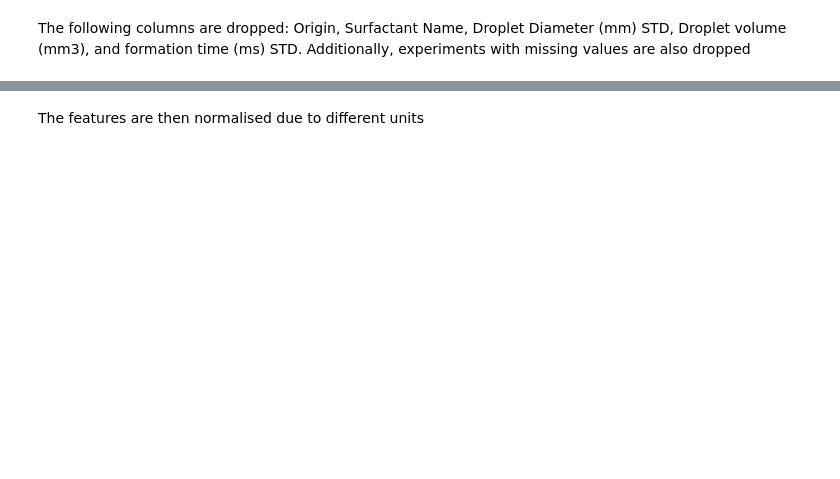
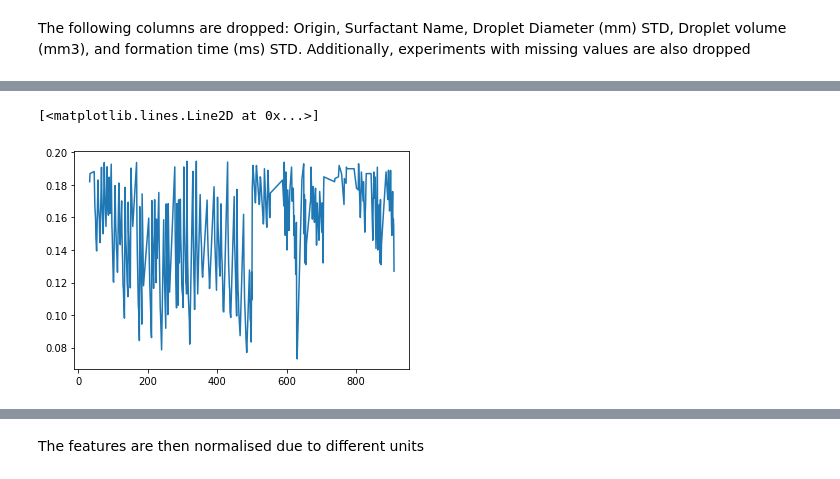
Before and after one commit to c-quilo/premiereDroplets, a Jupyter notebook: preprocessingData.ipynb, the cells around one changed output, grey strips where cells are left out. Drawn from its saved outputs; the diff is of its cells as text; code cells hidden in the pictures; blank space fills up the shorter version.

```diff
--- a/preprocessingData.ipynb
+++ b/preprocessingData.ipynb
@@ -14,7 +12,7 @@ import matplotlib.pyplot as plt
 # %% [markdown]
 Droplet experiment data is preprocessed
 # %%
-directory = 'premiereDroplets/'
+directory = ''
 fileName = 'CaseStudy3_TableExperimentalData.xlsx'
 sheetName = '1April edit'
 df = pd.read_excel(directory + fileName, sheetName)
@@ -32,3 +30,8 @@ df.head(10)
 | 7 | UoB | No surfactant | 0.006 | 0.010 | 4.6 | ... |
 | 8 | UoB | No surfactant | 0.010 | 0.001 | 4.6 | ... |
 | 9 | UoB | No surfactant | 0.010 | 0.001 | 4.6 | ... |
+# %%
+# TX100
+df['CMC, mM'][(df['Name'] == 'TX100') & (df['CMC, mM'] == 0.6)] = 3.5
+# Diameter < 0.195
+df = df[df['Droplet diameter, mm']<0.195]
@@ -57,0 +145,6 @@ Number of features: 9
+# %%
+import matplotlib.pyplot as plt
+plt.plot(df['Droplet diameter, mm'])
+# %% [output]
+[<matplotlib.lines.Line2D at 0x...>]
+[figure, added]
```
Also changed, not shown: parts of 21 cells of this notebook.
